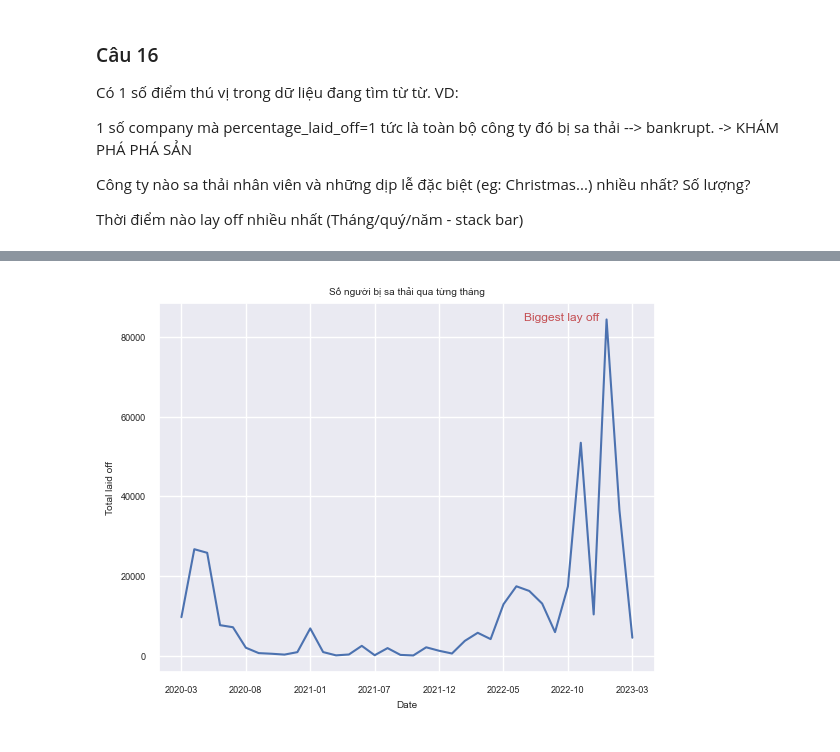
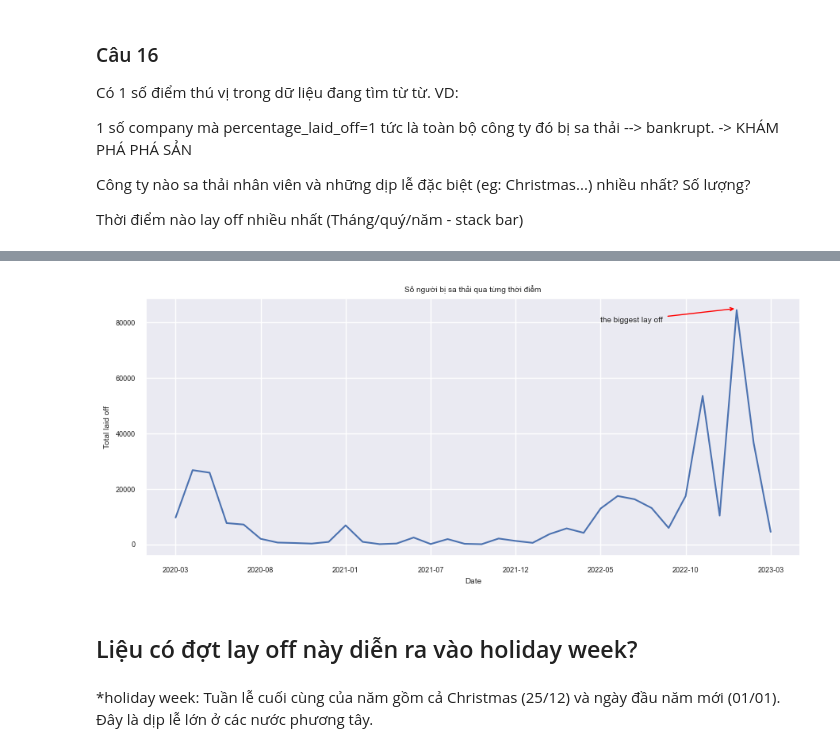
Before and after one commit to vhtnguyen/Layoffs-Visualization-Project, a Jupyter notebook: layoffs-data-visualization/main.ipynb, the cells around one changed output, grey strips where cells are left out. Cells and saved outputs as stored; diff of their text form; code cells hidden in the pictures.

```diff
--- a/layoffs-data-visualization/main.ipynb
+++ b/layoffs-data-visualization/main.ipynb
@@ -568,0 +593,21 @@ See the caveats in the documentation: https://pandas.pydata.org/pandas-docs/stab
+# %%
+
+analysis_year = df_total_employees_year.groupby("year",sort=False)
+# df_total_employees_year=df_total_employees_year[df_total_employees_year['year']!=2023]
+
+# for year, dfx in analysis_year:
+#     if year !=2023:
+
+        # layoff_permonth= dfx.groupby("month")['total_laid_off'].sum()
+        # layoff_permonth.plot(legend=year)
+
+
+custom_palette = ["#163463","red",  "orange", "green",
+"yellow", "purple"]
+sns.set_palette(custom_palette)
+sns.lineplot(x="month",
+y="total_laid_off",
+data=df_total_employees_year,
+hue="year",ci=None,
+palette=custom_palette
+)
@@ -569,14 +617,19 @@ See the caveats in the documentation: https://pandas.pydata.org/pandas-docs/stab
 # %%
-
+plt.close()
 # plt.xticks(np.arange(1, 13, 1))
-total_by_month_year.plot()
-plt.xlabel('Date')
-plt.ylabel('Total laid off')
-plt.title('Số người bị sa thải qua từng tháng')
-plt.text(29.5, 85000, 'Biggest lay off', horizontalalignment='center',
-     verticalalignment='center',color='r',fontsize='large')
+fig,ax=plt.subplots(figsize=(9, 4), tight_layout=True)
+total_by_month_year.plot(ax=ax)
+ax.set_xlabel('Date')
+ax.set_ylabel('Total laid off')
+ax.set_title('Số người bị sa thải qua từng thời điểm')
+ax.annotate('the biggest lay off', xy=(33, 85000), xytext=(25, 80000),
+              arrowprops=dict(arrowstyle='->',color='red'))
 plt.show()
 # %% [output]
-[figure, old version]
+[figure, new version]
+# %% [markdown]
+## Liệu có đợt lay off này diễn ra vào holiday week?
+# %% [markdown]
+*holiday week: Tuần lễ cuối cùng của năm gồm cả Christmas (25/12) và ngày đầu năm mới (01/01). Đây là dịp lễ lớn ở các nước phương tây.
 # %%
 df_time=df.set_index('date',drop=True)
```
Also changed, not shown: parts of 38 cells of this notebook.
